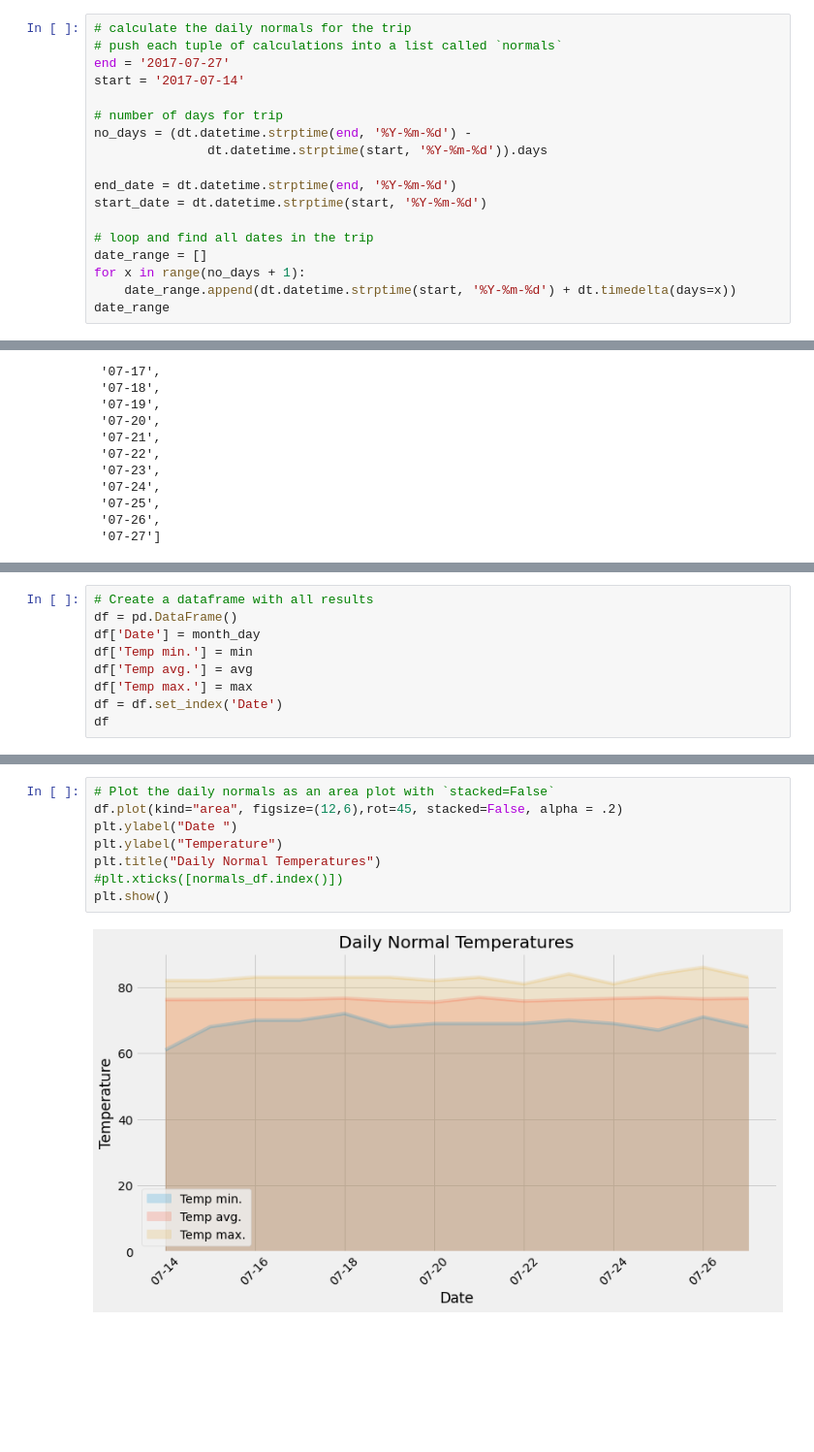
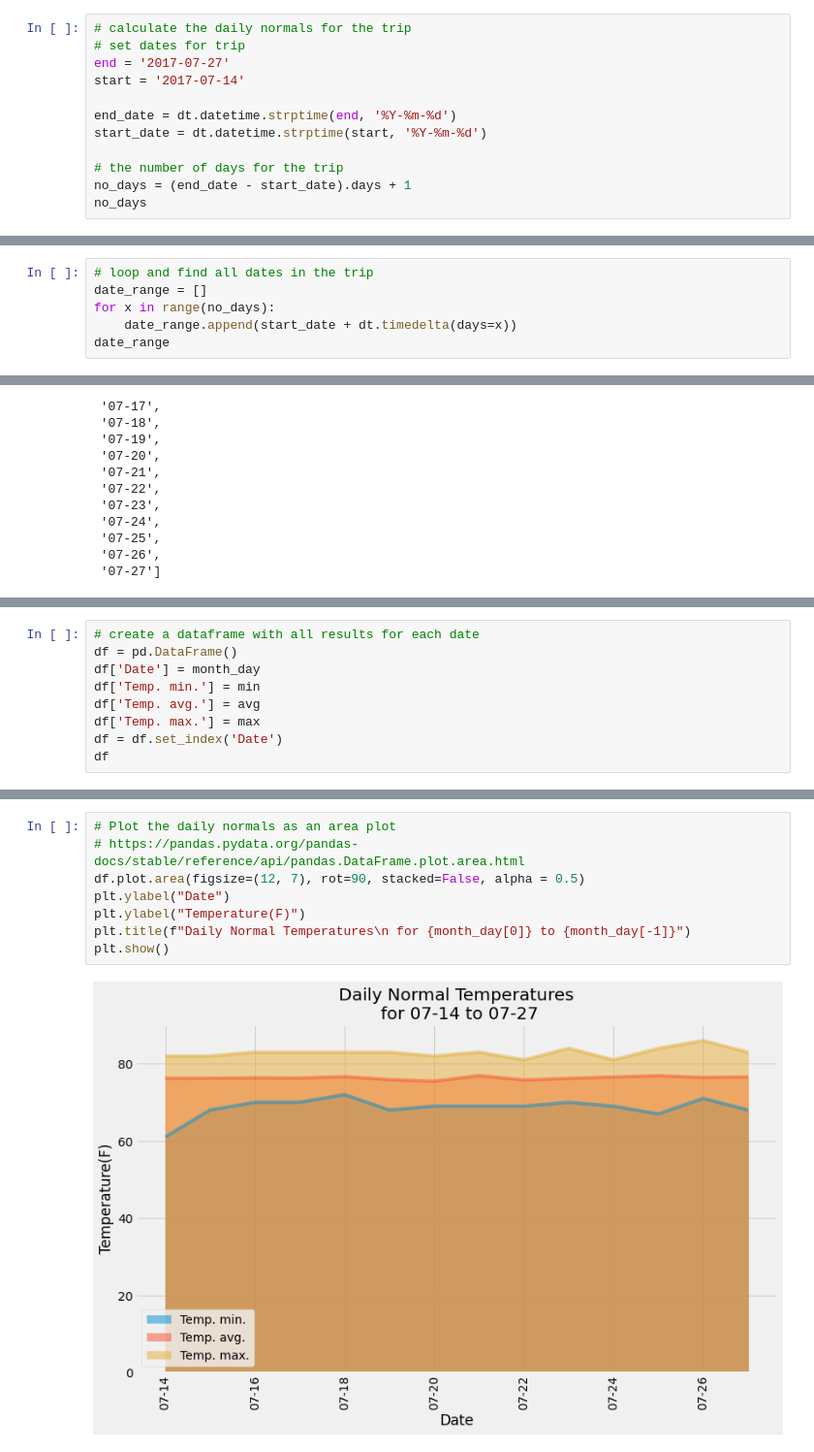
Before and after one commit to tomjp90/sqlalchemy-challenge, a Jupyter notebook: climate_starter.ipynb, the cells around one changed output, grey strips where cells are left out. Shown at 97% size. Saved outputs shown, nothing was run; the diff lists cells and outputs as text; blank space fills up the shorter version.

```diff
--- a/climate_starter.ipynb
+++ b/climate_starter.ipynb
@@ -426,20 +428,14 @@ daily_normals("01-01")
 # startplusone
 # %%
 # calculate the daily normals for the trip
-# push each tuple of calculations into a list called `normals`
+# set dates for trip
 end = '2017-07-27'
 start = '2017-07-14'
-
-# number of days for trip
-no_days = (dt.datetime.strptime(end, '%Y-%m-%d') -
-               dt.datetime.strptime(start, '%Y-%m-%d')).days
 
 end_date = dt.datetime.strptime(end, '%Y-%m-%d')
 start_date = dt.datetime.strptime(start, '%Y-%m-%d')
 
-# loop and find all dates in the trip
-date_range = []
-for x in range(no_days + 1):
-    date_range.append(dt.datetime.strptime(start, '%Y-%m-%d') + dt.timedelta(days=x))
-date_range
+# the number of days for the trip
+no_days = (end_date - start_date).days + 1
+no_days
 # %% [output]
@@ -459,0 +443,6 @@ date_range
+# %%
+# loop and find all dates in the trip
+date_range = []
+for x in range(no_days):
+    date_range.append(start_date + dt.timedelta(days=x))
+date_range
@@ -505,10 +494,10 @@ for z in month_day:
 # %%
-# Create a dataframe with all results
+# create a dataframe with all results for each date
 df = pd.DataFrame()
 df['Date'] = month_day
-df['Temp min.'] = min
-df['Temp avg.'] = avg
-df['Temp max.'] = max
+df['Temp. min.'] = min
+df['Temp. avg.'] = avg
+df['Temp. max.'] = max
 df = df.set_index('Date')
 df
 # %% [output]
@@ -529,12 +518,12 @@ df
 | 07-26 | 71.0 | 76.442308 | 86.0 |
 | 07-27 | 68.0 | 76.581818 | 83.0 |
 # %%
-# Plot the daily normals as an area plot with `stacked=False`
-df.plot(kind="area", figsize=(12,6),rot=45, stacked=False, alpha = .2)
-plt.ylabel("Date ")
-plt.ylabel("Temperature")
-plt.title("Daily Normal Temperatures")
-#plt.xticks([normals_df.index()])
+# Plot the daily normals as an area plot
+# https://pandas.pydata.org/pandas-docs/stable/reference/api/pandas.DataFrame.plot.area.html
+df.plot.area(figsize=(12, 7), rot=90, stacked=False, alpha = 0.5)
+plt.ylabel("Date")
+plt.ylabel("Temperature(F)")
+plt.title(f"Daily Normal Temperatures\n for {month_day[0]} to {month_day[-1]}")
 plt.show()
 # %% [output]
-[figure, old version]
+[figure, new version]
```
Also changed, not shown: parts of 8 cells of this notebook.
